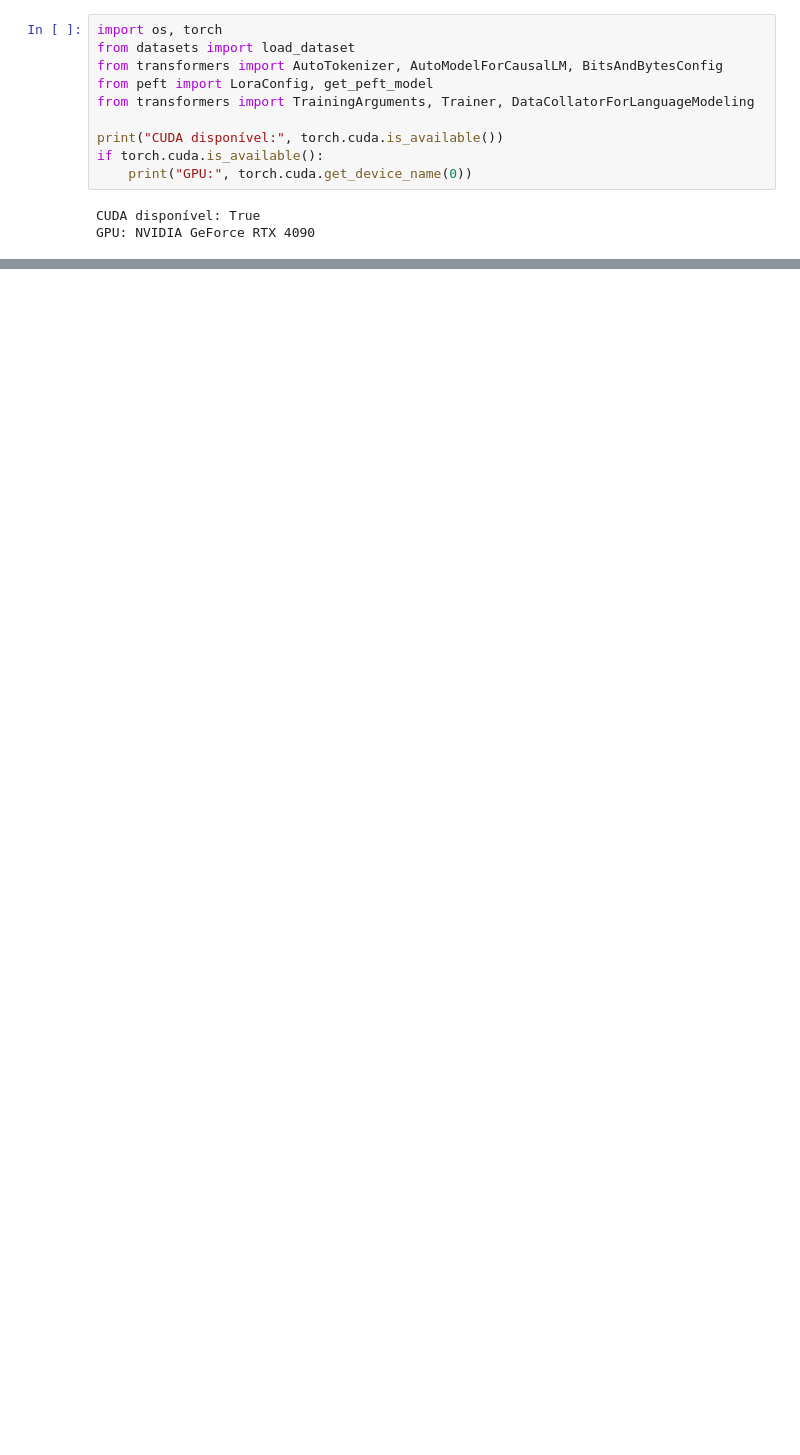
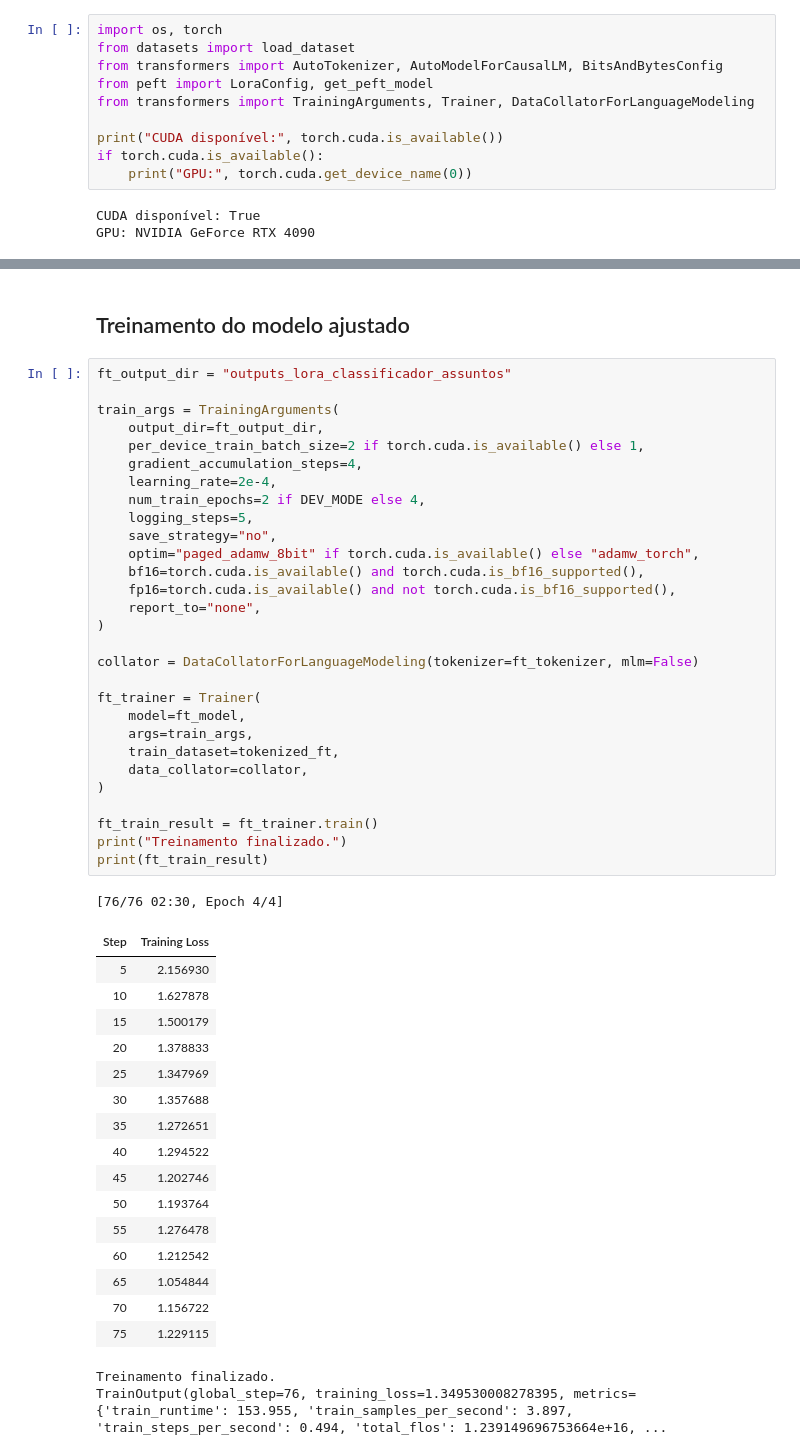
Before and after one commit to eroiborges/projetointegrado, a Jupyter notebook: generative_models/Projeto_Integrado_Template_Trabalho_Final_Generative_AI(2026_1).ipynb, the cells around one changed output, grey strips where cells are left out. Saved outputs shown, nothing was run; the diff lists cells and outputs as text; blank space fills up the shorter version.

```diff
--- a/generative_models/Projeto_Integrado_Template_Trabalho_Final_Generative_AI(2026_1).ipynb
+++ b/generative_models/Projeto_Integrado_Template_Trabalho_Final_Generative_AI(2026_1).ipynb
@@ -680,0 +819,51 @@ GPU: NVIDIA GeForce RTX 4090
+# %% [markdown]
+## Treinamento do modelo ajustado
+# %%
+ft_output_dir = "outputs_lora_classificador_assuntos"
+
+train_args = TrainingArguments(
+    output_dir=ft_output_dir,
+    per_device_train_batch_size=2 if torch.cuda.is_available() else 1,
+    gradient_accumulation_steps=4,
+    learning_rate=2e-4,
+    num_train_epochs=2 if DEV_MODE else 4,
+    logging_steps=5,
+    save_strategy="no",
+    optim="paged_adamw_8bit" if torch.cuda.is_available() else "adamw_torch",
+    bf16=torch.cuda.is_available() and torch.cuda.is_bf16_supported(),
+    fp16=torch.cuda.is_available() and not torch.cuda.is_bf16_supported(),
+    report_to="none",
+)
+
+collator = DataCollatorForLanguageModeling(tokenizer=ft_tokenizer, mlm=False)
+
+ft_trainer = Trainer(
+    model=ft_model,
+    args=train_args,
+    train_dataset=tokenized_ft,
+    data_collator=collator,
+)
+
+ft_train_result = ft_trainer.train()
+print("Treinamento finalizado.")
+print(ft_train_result)
+# %% [output]
+[76/76 02:30, Epoch 4/4]
+| Step | Training Loss |
+| 5 | 2.156930 |
+| 10 | 1.627878 |
+| 15 | 1.500179 |
+| 20 | 1.378833 |
+| 25 | 1.347969 |
+| 30 | 1.357688 |
+| 35 | 1.272651 |
+| 40 | 1.294522 |
+| 45 | 1.202746 |
+| 50 | 1.193764 |
+| 55 | 1.276478 |
+| 60 | 1.212542 |
+| 65 | 1.054844 |
+| 70 | 1.156722 |
+| 75 | 1.229115 |
+Treinamento finalizado.
+TrainOutput(global_step=76, training_loss=1.349530008278395, metrics={'train_runtime': 153.955, 'train_samples_per_second': 3.897, 'train_steps_per_second': 0.494, 'total_flos': 1.239149696753664e+16, ...
```
Also changed, not shown: parts of 16 cells of this notebook.
